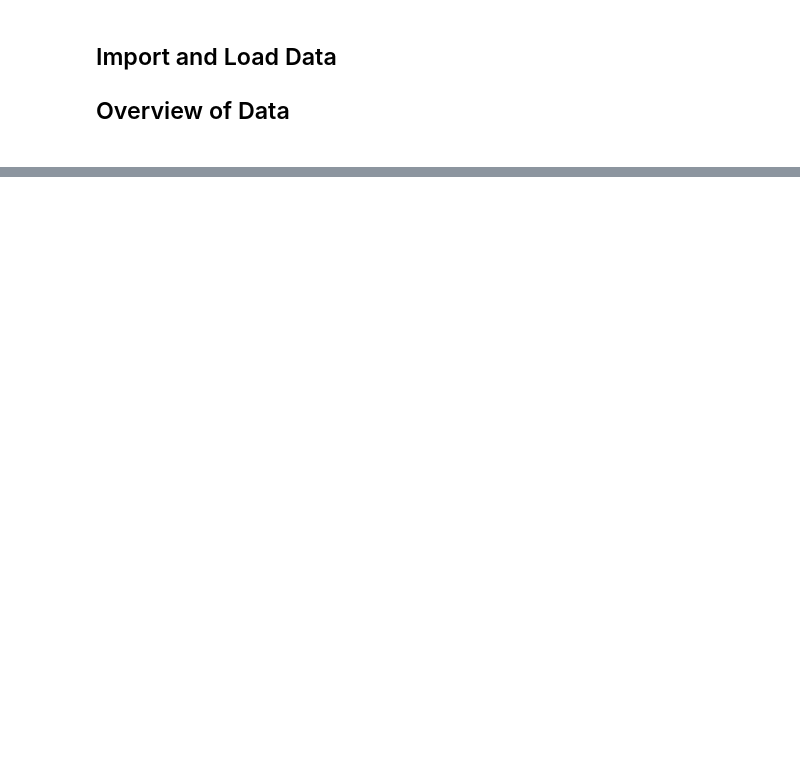
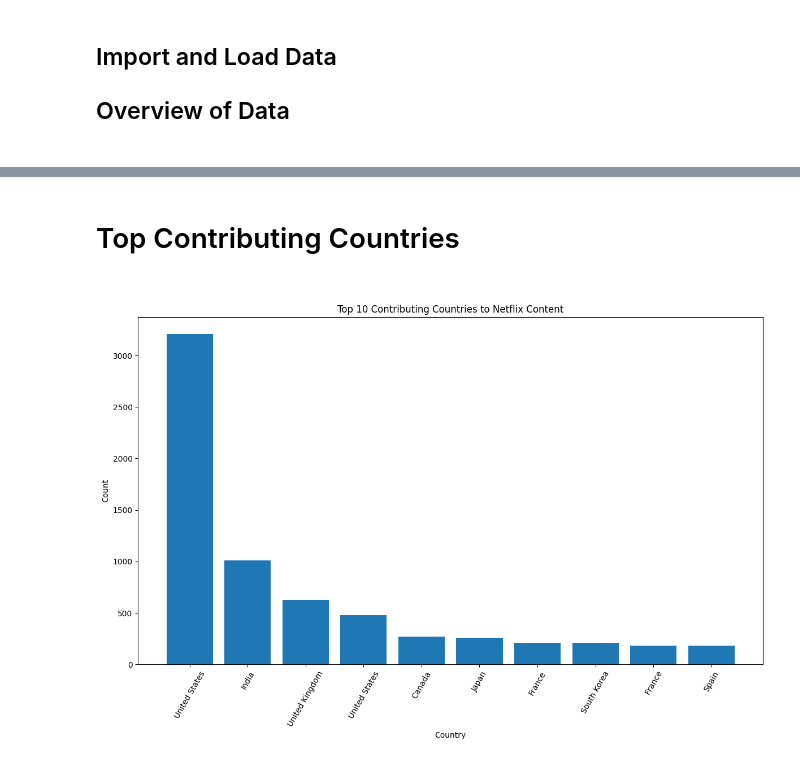
Before and after one commit to joseferur/Exploratory-Data-Analysis, a Jupyter notebook: Netflix-Content-Analysis/Netflix-Content-Analysis.ipynb, the cells around one changed output, grey strips where cells are left out. Saved outputs shown, nothing was run; the diff lists cells and outputs as text; code cells hidden in the pictures; blank space fills up the shorter version.

```diff
--- a/Netflix-Content-Analysis/Netflix-Content-Analysis.ipynb
+++ b/Netflix-Content-Analysis/Netflix-Content-Analysis.ipynb
@@ -46,0 +90,16 @@ dtype: int64
+# %% [markdown]
+<h1>Top Contributing Countries<h1>
+# %%
+countries = df['country'].str.split(',').explode()
+country_counts = countries.value_counts().head(10)
+
+plt.figure(figsize=(12, 8))
+plt.bar(country_counts.index, country_counts.values)
+plt.xlabel('Country')
+plt.ylabel('Count')
+plt.title('Top 10 Contributing Countries to Netflix Content')
+plt.xticks(rotation=60)
+plt.tight_layout()
+plt.show()
+# %% [output]
+[figure, added]
```
Also changed, not shown: parts of 10 cells of this notebook, 1 other file.
